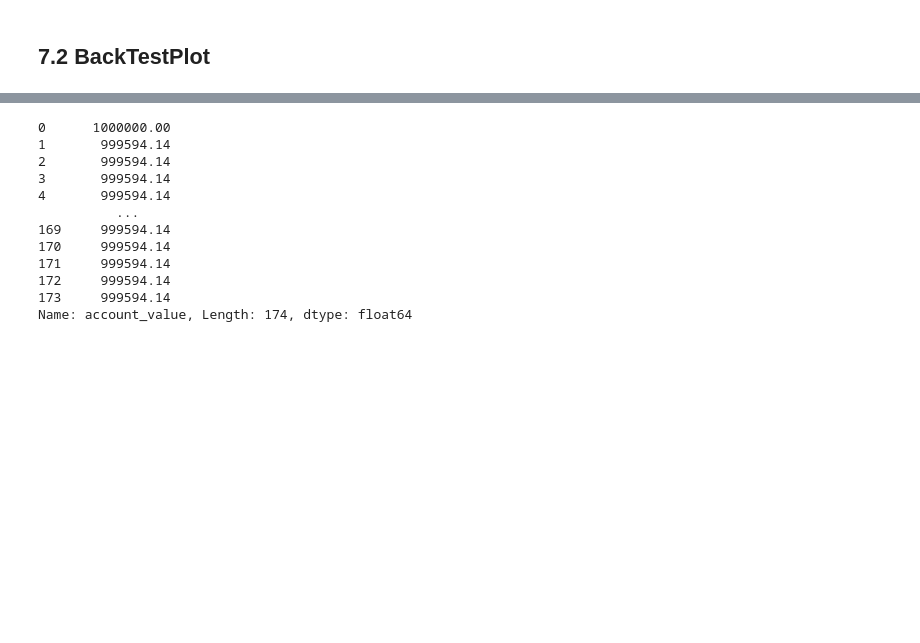
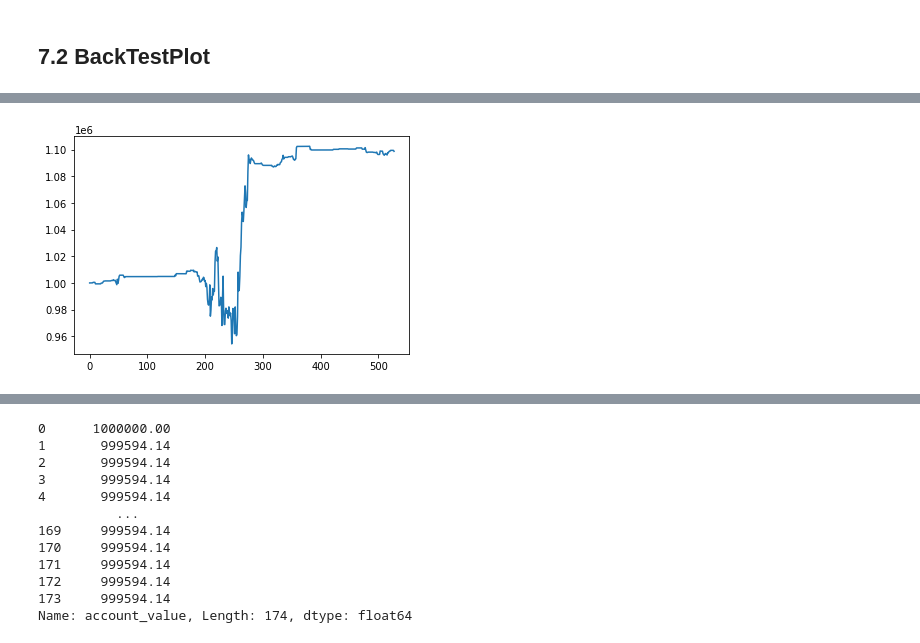
Before and after one commit to TanguyBellec/FinRL_ETH, a Jupyter notebook: FinRL_Crypto.ipynb, the cells around one changed output, grey strips where cells are left out. Cells and saved outputs as stored; diff of their text form; code cells hidden in the pictures; blank space fills up the shorter version.

```diff
--- a/FinRL_Crypto.ipynb
+++ b/FinRL_Crypto.ipynb
@@ -1459,0 +1455,5 @@ plt.show()
+# %%
+plt.plot(df_account_value['account_value'])
+plt.show()
+# %% [output]
+[figure, added]
```
Also changed, not shown: parts of 16 cells of this notebook.
